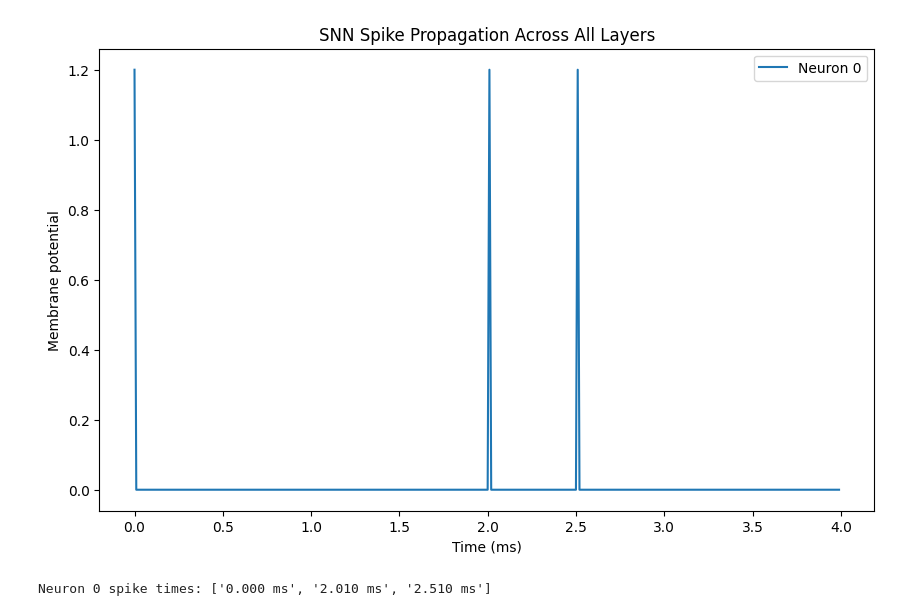
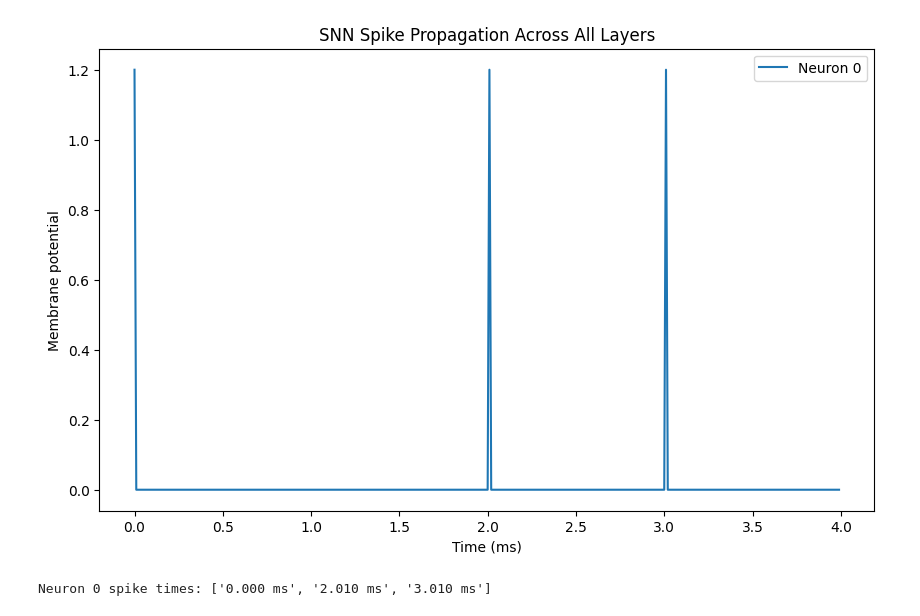
Before and after one commit to Ian3133/Dissertation, a Jupyter notebook: yggdrasil.ipynb, the cells around one changed output. Cells and saved outputs as stored; diff of their text form; code cells hidden in the pictures.

Commit message:
Working 2x2 first layer. (should one include tau with respect to starting spike?

```diff
--- a/yggdrasil.ipynb
+++ b/yggdrasil.ipynb
@@ -18,31 +218,29 @@ logging.getLogger('brian2').setLevel(logging.ERROR)
 
 
 @implementation('numpy', discard_units=True)
-@check_units(global_clock=1, input_fired=1, tau = 1, spikes_fired=1, result=1)
-def tau_fire(spikes_fired, input_fired,tau, global_clock):
+@check_units(global_clock=1, tau_fire_time=1, spikes_fired=1, result=1)
+def tau_fire(spikes_fired, tau_fire_time, global_clock):
     '''0 when not at tau time + fired_time 1 when it is v +=1.2 when it is true'''
     if spikes_fired == 2:
-        if global_clock > input_fired + tau - 0.01:  # can change the - to other value of time_steps
+        if global_clock > tau_fire_time - 0.01:  # can change the - to other value of time_steps
             return 1
     return 0
 
 
 neurons = NeuronGroup(1, '''
         v : 1
-        tau : 1
         global_clock : 1
         spikes_fired : 1
-        input_fired : 1
+        tau_fire_time : 1
+
     ''', threshold='v > 1', reset='''
         v = 0
         spikes_fired += 1
     ''', method='exact')
 neurons.v = 1.2
-neurons.tau = 0.5
+#neurons.tau = 0.5
 neurons.spikes_fired = 0
-neurons.input_fired = 4 # should be runtime to start
-
-
+neurons.tau_fire_time = 4 # should be runtime to start
 
 
 stim = SpikeGeneratorGroup(1, indices=[0], times=[2.0] * ms)
@@ -51,37 +249,47 @@ stim = SpikeGeneratorGroup(1, indices=[0], times=[2.0] * ms)
 syn_input = Synapses(stim, neurons[0:1], '''
 ''', on_pre='''
     v += 1.2
-    input_fired = global_clock
 ''')
 syn_input.connect(j='i')  # connects linears 1-1 2-2 ect
 
 
+syn_input_tau = Synapses(stim, neurons[0:1], '''
+''', on_pre='''
+    v += 1.2
+''', delay=1*ms)
+syn_input_tau.connect(j='i')  # connects linears 1-1 2-2 ect
+# syn_input_tau.tau = 0.5
+# syn_input_tau.delay = 0.5 * ms
+
+#tau_fire_time = global_clock + tau
+
+
+# v += (tau_fire(spikes_fired, tau_fire_time, global_clock) * 1.2)
+
 neurons.run_regularly('''
-    v += (tau_fire(spikes_fired, input_fired, tau, global_clock) * 1.2)
-
     global_clock += 0.01
 ''', dt=0.01*ms)
 
 mon = StateMonitor(neurons, 'v', record=True, dt=0.01*ms)
 spikemon = SpikeMonitor(neurons)
 
 run(4*ms)
 
     # Plot voltages
 figure(figsize=(10, 6))
 for i in range(1):  # All neurons
     plot(mon.t/ms, mon.v[i], label=f'Neuron {i}')
 xlabel('Time (ms)')
 ylabel('Membrane potential')
 legend()
 title('SNN Spike Propagation Across All Layers')
 show()
 
 for i in range(1):
     times = spikemon.spike_trains()[i]
     if len(times) > 0:
         formatted_times = [f"{t/ms:.3f} ms" for t in times]
         print(f"Neuron {i} spike times: {formatted_times}")
 # %% [output]
-[figure, old version]
+[figure, new version]
-Neuron 0 spike times: ['0.000 ms', '2.010 ms', '2.510 ms']
+Neuron 0 spike times: ['0.000 ms', '2.010 ms', '3.010 ms']
```
Also changed, not shown: parts of 2 cells of this notebook.
